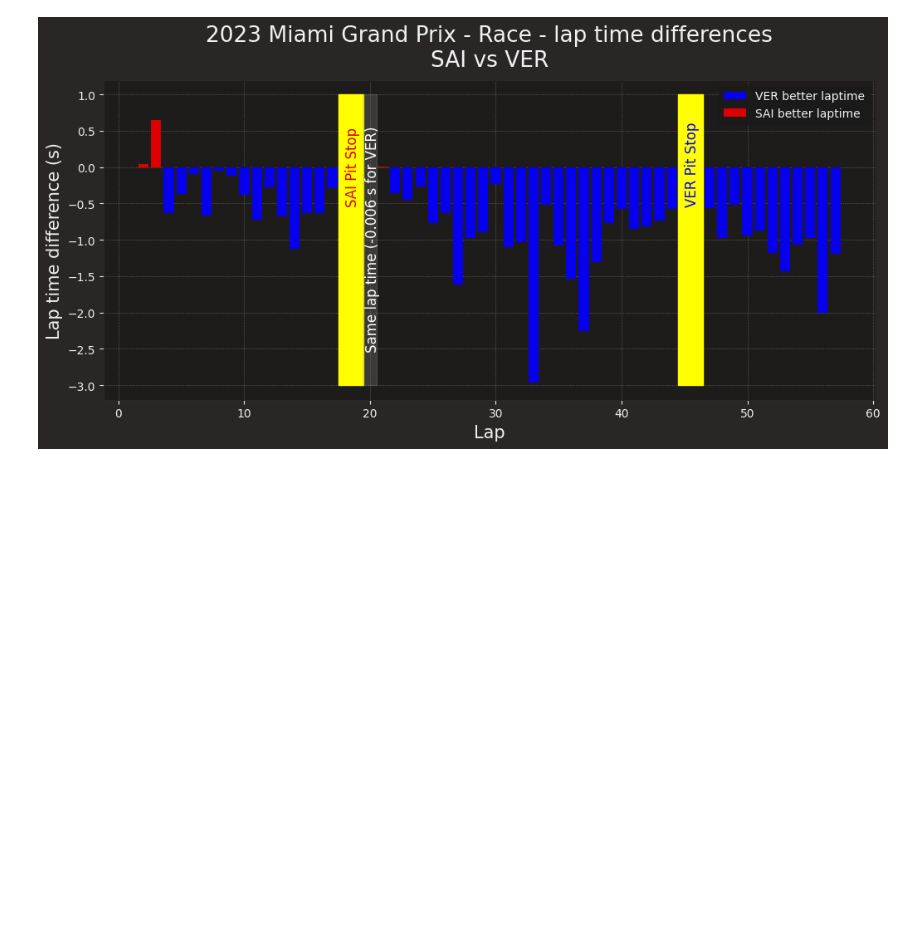
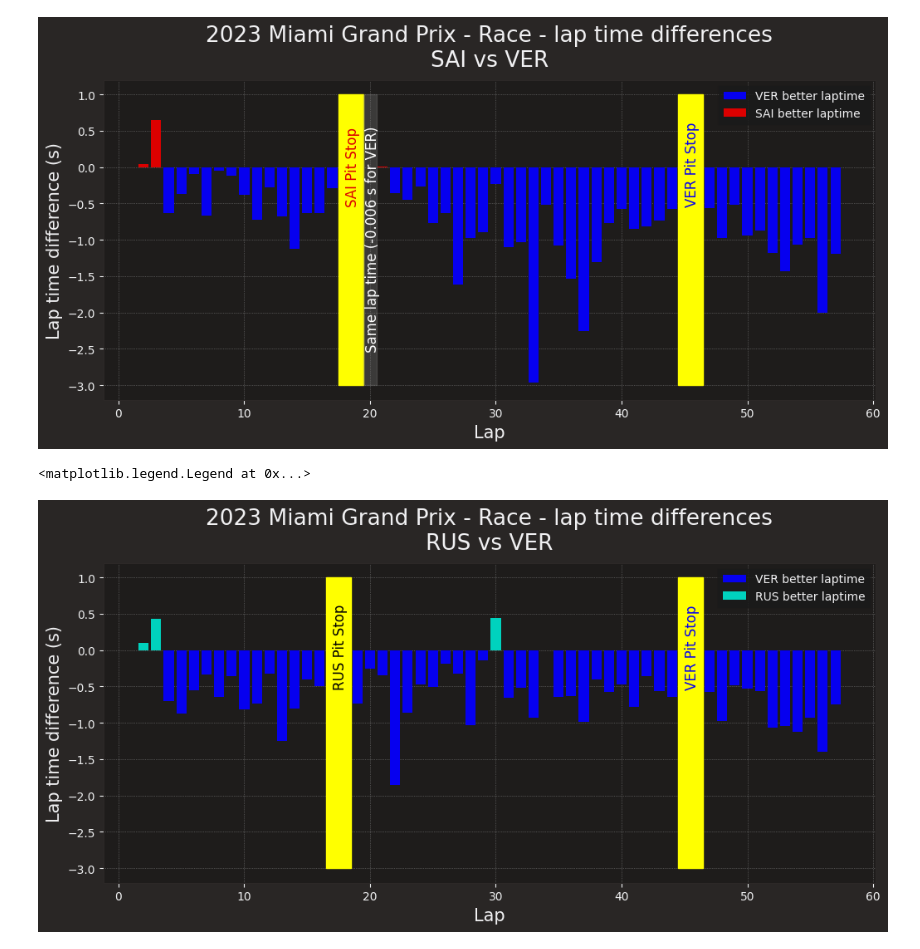
Before and after one commit to Rick8998/Miami2023F1, a Jupyter notebook: SessionAnalysis/VER_lap_time_diff.ipynb, the cells around one changed output. Saved outputs shown, nothing was run; the diff lists cells and outputs as text; code cells hidden in the pictures; blank space fills up the shorter version.

```diff
--- a/SessionAnalysis/VER_lap_time_diff.ipynb
+++ b/SessionAnalysis/VER_lap_time_diff.ipynb
@@ -206,0 +238,41 @@ plt.legend()
+# %%
+race_laps_driver1 = race_laps_driver1[race_laps_driver1.LapNumber != 17]
+race_laps_driver2 = race_laps_driver2[race_laps_driver2.LapNumber != 17]
+race_laps_driver1 = race_laps_driver1[race_laps_driver1.LapNumber != 18]
+race_laps_driver2 = race_laps_driver2[race_laps_driver2.LapNumber != 18]
+
+race_laps_driver1 = race_laps_driver1[race_laps_driver1.LapNumber != 45]
+race_laps_driver2 = race_laps_driver2[race_laps_driver2.LapNumber != 45]
+race_laps_driver1 = race_laps_driver1[race_laps_driver1.LapNumber != 46]
+race_laps_driver2 = race_laps_driver2[race_laps_driver2.LapNumber != 46]
+# %%
+race_laps_driver1 = race_laps_driver1.loc[:,["LapNumber", "LapTimeSeconds"]]
+race_laps_driver2 = race_laps_driver2.loc[:,["LapNumber", "LapTimeSeconds"]]
+dict_time_driver1=dict(zip(race_laps_driver1.LapNumber, race_laps_driver1.LapTimeSeconds))
+
+
+dict_time_driver2=dict(zip(race_laps_driver2.LapNumber, race_laps_driver2.LapTimeSeconds))
+del dict_time_driver2[34] # A RUS manca il giro 34 (probabile dato mancante) => lo tolgo anche a VER
+diff_dict = {key: (dict_time_driver2[key] - dict_time_driver1.get(key, 0)) for key in dict_time_driver2}
+# VER - RUS
+# Se ho un valore minore di 0 => VER ha fatto un miglio tempo di RUS => istogramma negativo
+# %%
+ff1.plotting.setup_mpl()
+plt.figure(figsize=(12,5))
+mask1 = dict((k, v) for k, v in diff_dict.items() if v <= 0)
+mask2 = dict((k, v) for k, v in diff_dict.items() if v > 0)
+plt.title(f"{race.event.year} {race.event.EventName} - {race.name} - lap time differences\n{driver1} vs {driver2}")
+plt.xlabel("Lap", fontsize=15)
+plt.ylabel("Lap time difference (s)", fontsize=15)
+plt.grid(color="grey", linestyle=":", linewidth=0.5)
+ax = plt.gca()
+ax.add_patch(Rectangle((44.5, -3), 2, 4, color='yellow'))
+ax.add_patch(Rectangle((16.5, -3), 2, 4, color='yellow'))
+ax.text(45, -0.5, "VER Pit Stop", color=ff1.plotting.team_color("Red Bull"), rotation=90, fontsize=12)
+ax.text(17, -0.5, "RUS Pit Stop", color="black", rotation=90, fontsize=12)
+plt.bar(list(mask1.keys()), list(mask1.values()), color = ff1.plotting.team_color("Red Bull"), width=0.8, label="VER better laptime")
+plt.bar(list(mask2.keys()), list(mask2.values()), color = ff1.plotting.team_color("Mercedes"), width=0.8, label = "RUS better laptime")
+plt.legend()
+# %% [output]
+<matplotlib.legend.Legend at 0x...>
+[figure, added]
```
Also changed, not shown: parts of 1 cell of this notebook, 1 other file.
